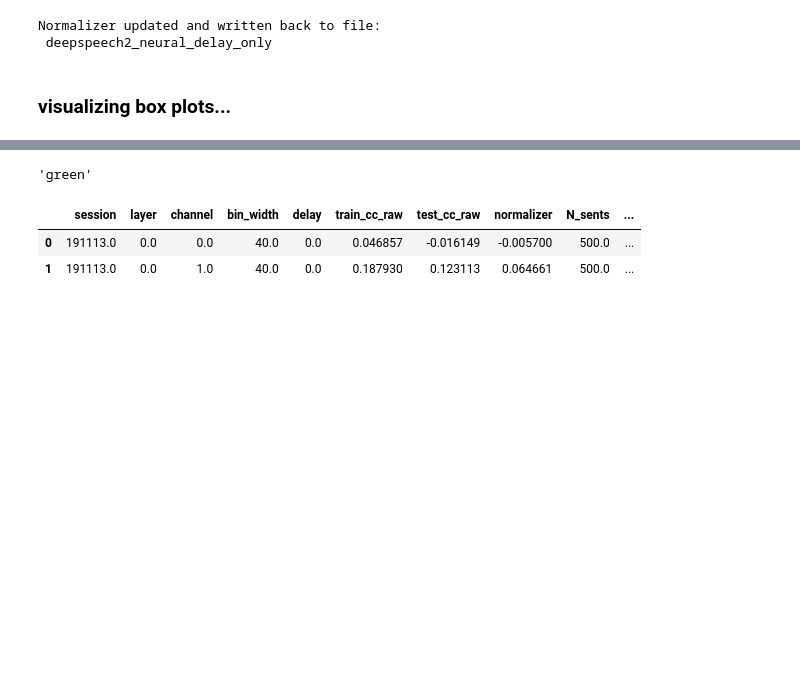
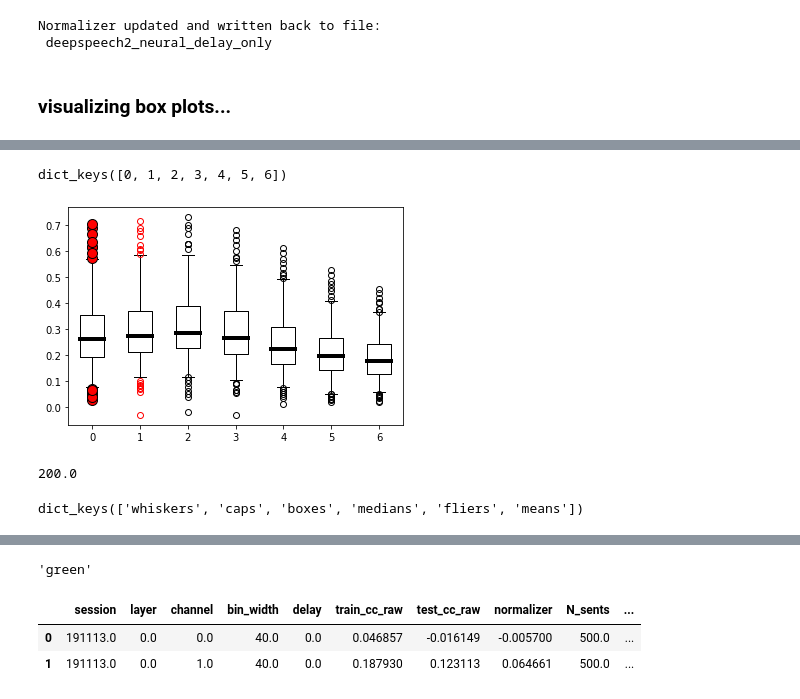
Before and after one commit to bilalhsp/Auditory_Cortex, a Jupyter notebook: experiments/correlations_analysis/correlations_analysis.ipynb, the cells around one changed output, grey strips where cells are left out. Drawn from its saved outputs; the diff is of its cells as text; code cells hidden in the pictures; blank space fills up the shorter version.

```diff
--- a/experiments/correlations_analysis/correlations_analysis.ipynb
+++ b/experiments/correlations_analysis/correlations_analysis.ipynb
@@ -327,0 +329,51 @@ for normalized in normalized_list:
+# %%
+layers_data.keys()
+# %% [output]
+dict_keys([0, 1, 2, 3, 4, 5, 6])
+# %%
+layer_spread = layers_data
+green_diamonds = dict(marker='D', markerfacecolor = 'g')
+red_lines = dict(color='k', linewidth=4)
+
+fig, ax = plt.subplots()
+bplot = ax.boxplot(layer_spread.values(), positions = np.arange(1, len(layer_spread.keys())+1),
+                labels=layer_spread.keys(),
+                whis=[5,95],
+                # notch=True,
+                # flierprops = green_diamonds,
+                medianprops=red_lines,
+                # patch_artist=True
+                )
+
+# bplot['caps'][1].set_linewidth(5)
+# bplot['caps'][1].set_color('red')
+# bplot['fliers'][1].set_markerfacecolor('red')
+bplot['fliers'][1].set_markeredgecolor('red')
+bplot['fliers'][0].set(
+    # markeredgecolor='red',
+    markerfacecolor='red',
+    markersize=10
+)
+# bplot['fliers'][1].set_color('red')
+# bplot['boxes'][1].set_fillstyle('full')
+# bplot['fliers'][1].set_gapcolor('full')
+# bplot['fliers'][1].set_linewidth(200)
+
+plt.show()
+# layer_ids = layer_spread.keys()
+# # # setting the colors of the boxes as per layer type..
+# for layer_id, box in zip(layer_ids, bplot['boxes']):
+#     ids = self.data[self.data['layer']==layer_id].index
+#     layer_type = self.data.loc[ids, 'layer_type'].unique().item()
+#     color = self.fill_color[layer_type]
+#     box.set_facecolor(color)
+# %% [output]
+[figure, added]
+# %%
+bplot['fliers'][1].get_linewidth()
+# %% [output]
+200.0
+# %%
+bplot.keys()
+# %% [output]
+dict_keys(['whiskers', 'caps', 'boxes', 'medians', 'fliers', 'means'])
```
Also changed, not shown: parts of 2 cells of this notebook, 2 other files.
